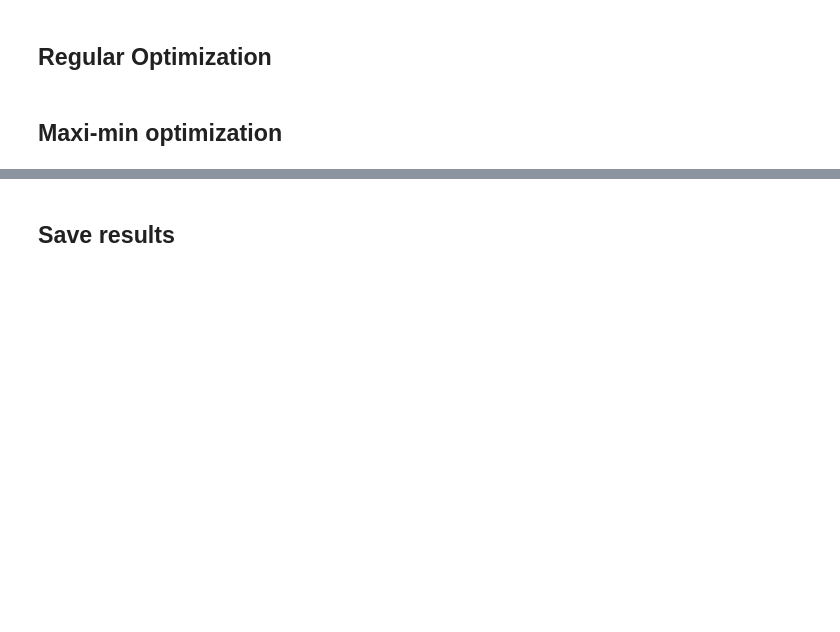
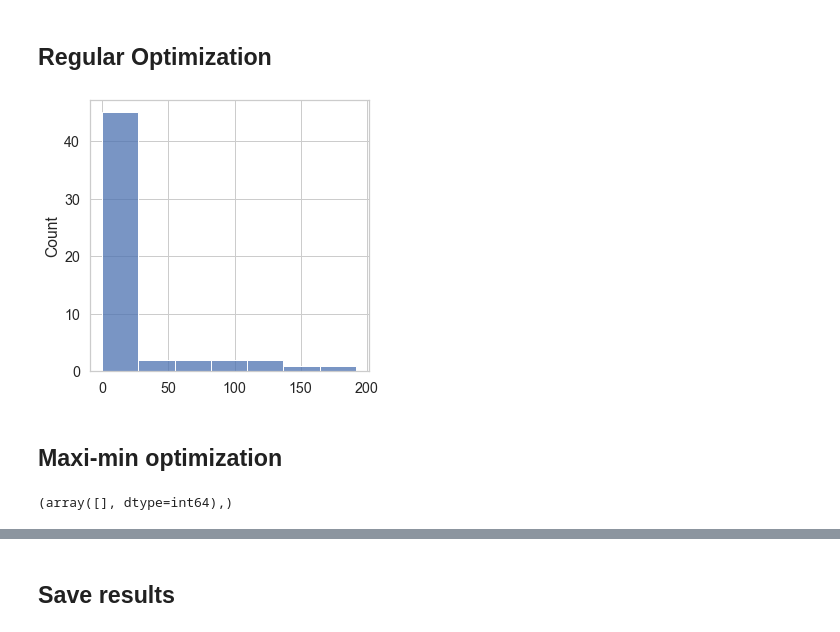
Before and after one commit to ericdaat/CAMION, a Jupyter notebook: paper/methods.ipynb, the cells around one changed output, grey strips where cells are left out. Saved outputs shown, nothing was run; the diff lists cells and outputs as text; code cells hidden in the pictures; blank space fills up the shorter version.

```diff
--- a/paper/methods.ipynb
+++ b/paper/methods.ipynb
@@ -248,9 +388,23 @@ regular_optimizer = RegularOptimizer()
 # %%
 # Run optimization
 S_j_new_regular = regular_optimizer.run_optimization(S_j, P_i, W_ij, budget, growth_percentage)
+# %%
+fig = plt.figure(figsize=(5, 5))
+
+sns.histplot(
+    x=(S_j_new_regular - S_j.reshape(-1))
+)
+
+plt.show()
+# %% [output]
+[figure, added]
 # %%
 # Compute new accessibility
 e2sfca_optim_regular = E2SFCA(S_j_new_regular, P_i, D_ij)
 A_i_new_regular = e2sfca_optim_regular.compute_accessibility_score(weights)
 # %% [markdown]
 ## Maxi-min optimization
+# %%
+np.where(W_ij.sum(axis=1) == 0)
+# %% [output]
+(array([], dtype=int64),)
```
Also changed, not shown: parts of 23 cells of this notebook, 3 other files.
